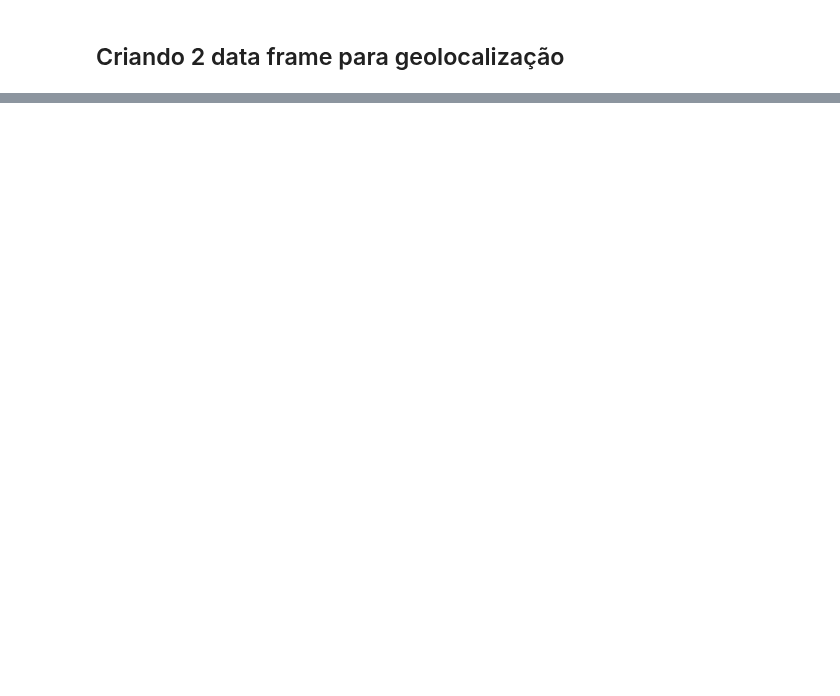
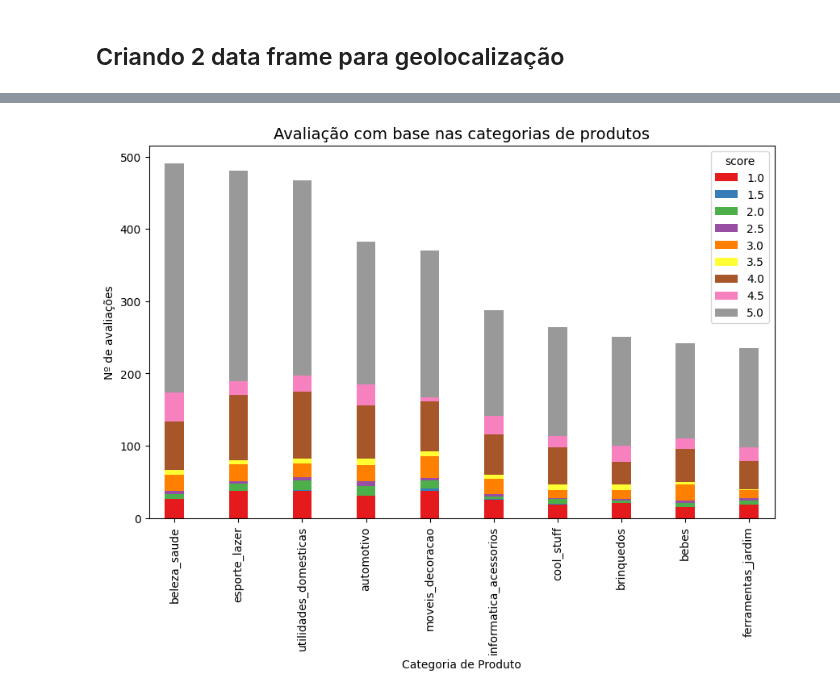
Before and after one commit to claudiagarcia0204/Projeto-Final---Olist, a Jupyter notebook: Limpeza Claudia.ipynb, the cells around one changed output, grey strips where cells are left out. Saved outputs shown, nothing was run; the diff lists cells and outputs as text; code cells hidden in the pictures; blank space fills up the shorter version.

```diff
--- a/Limpeza Claudia.ipynb
+++ b/Limpeza Claudia.ipynb
@@ -820,0 +491,3 @@ df6['product_category_name'].replace(['Ideal','Premium','Good','Very Good','Fair
+# %%
+categ_vendedor =  pd.read_csv('Data/seller_category.csv')
+categ_vendedor
@@ -820,0 +508,13 @@ df6['product_category_name'].replace(['Ideal','Premium','Good','Very Good','Fair
+# %%
+categ_score_vendedor = pd.crosstab(categ_vendedor['product_category_name'], categ_vendedor['score'], margins=True, margins_name='total_counts')
+categ_score_vendedor.drop('total_counts', axis=0, inplace=True)
+categ_score_vendedor.sort_values(by='total_counts', ascending=False, inplace=True)
+categ_score_vendedor.drop('total_counts', axis=1)[:10].plot(kind='bar', stacked=True,
+                                                        figsize=(10,6), width=0.3,cmap='Set1')
+
+plt.title('Avaliação com base nas categorias de produtos', fontsize=14)
+plt.xlabel('Categoria de Produto')
+plt.ylabel('Nº de avaliações')
+plt.show()
+# %% [output]
+[figure, added]
```
Also changed, not shown: parts of 83 cells of this notebook, 6 other files.
